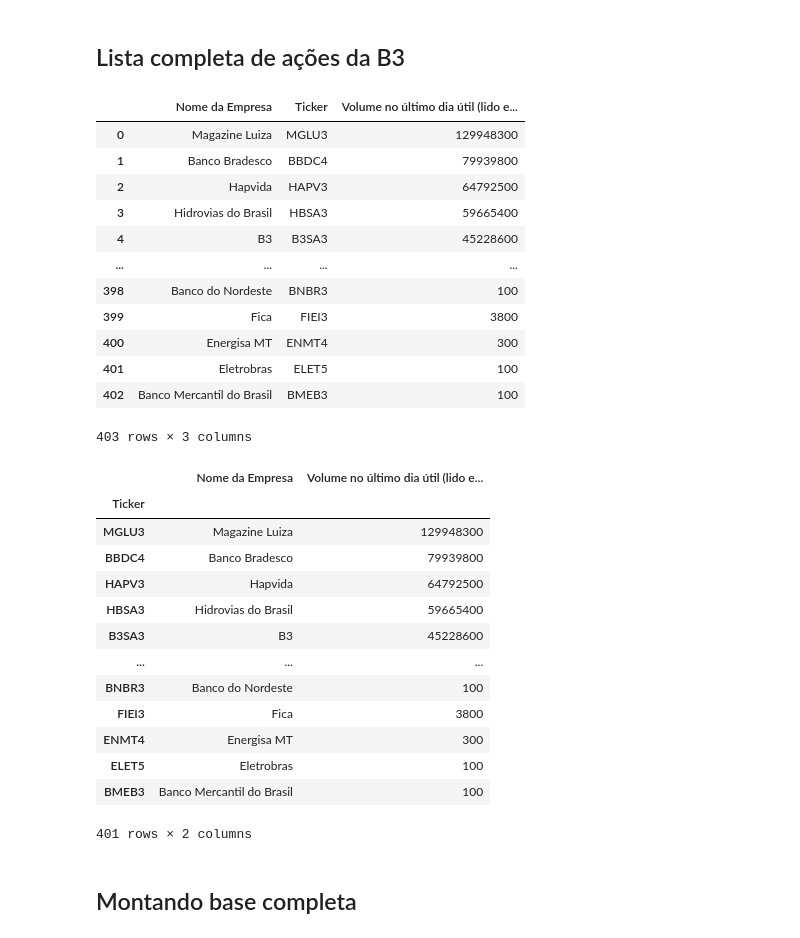
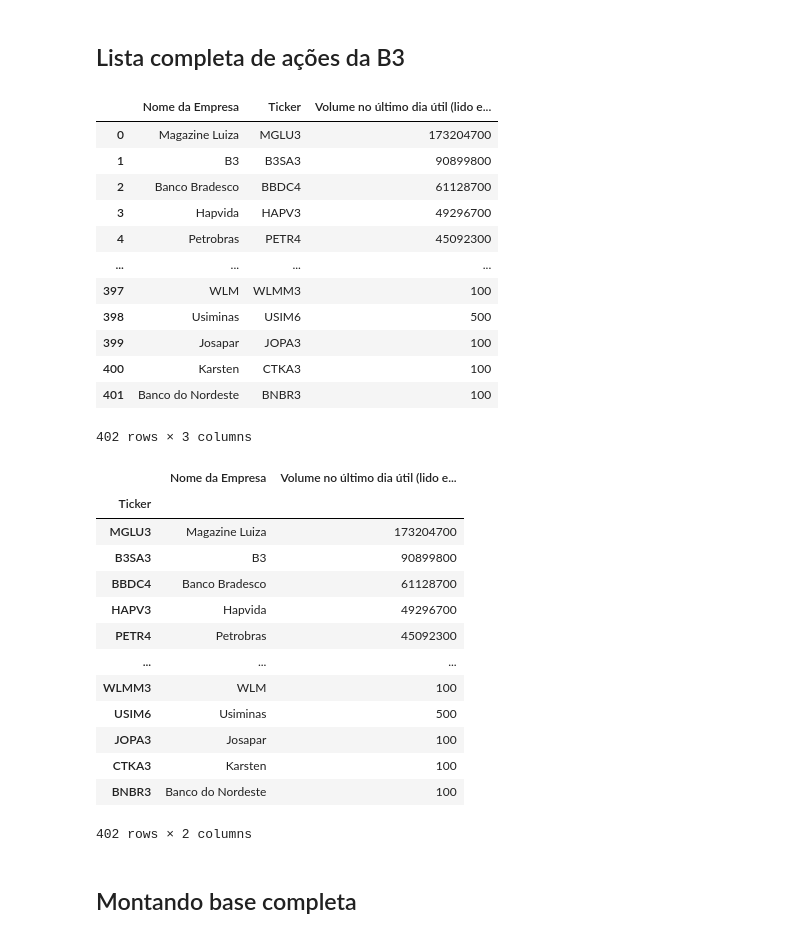
Before and after one commit to ricardopeloi/o_mais_novo_day_trader_do_brasil, a Jupyter notebook: O_mais_novo_Day_Trader_do_Brasil.ipynb, the cells around one changed output. Drawn from its saved outputs; the diff is of its cells as text; code cells hidden in the pictures.

```diff
--- a/O_mais_novo_Day_Trader_do_Brasil.ipynb
+++ b/O_mais_novo_Day_Trader_do_Brasil.ipynb
@@ -332,4 +330,10 @@ def candle_plot(
 # %% [markdown]
 ## Caminho da pasta
 # %%
-caminho_da_pasta = '/content/drive/My Drive/Trabalho/Investimentos/'
+if esta_no_colab == True:
+    caminho_da_pasta = '/content/drive/My Drive/Trabalho/Investimentos/'
+
+else:
+    caminho_da_pasta = "G:/My Drive/Trabalho/Investimentos/"
+
+display(caminho_da_pasta)
@@ -336,18 +342,19 @@ caminho_da_pasta = '/content/drive/My Drive/Trabalho/Investimentos/'
 # %% [markdown]
 ## Ler e escrever na pasta
 # %%
-# ler_escrever_na_pasta = True
-ler_escrever_na_pasta = False
+# ler_dados_da_pasta = True
+ler_dados_da_pasta = False
 
-if ler_escrever_na_pasta == True:
-  gc = gspread.authorize(creds)
-  drive.mount('/content/drive')
+if ler_dados_da_pasta == True:
+  if esta_no_colab == True:
+    gc = gspread.authorize(creds)
+    drive.mount('/content/drive')
 # %% [markdown]
 # Leitura
 # %% [markdown]
 ## Lista completa de ações da B3
 # %%
-if ler_escrever_na_pasta == False:
+if ler_dados_da_pasta == False:
   url = "https://www.dadosdemercado.com.br/bolsa/acoes"
   response = requests.get(url)
 
@@ -373,10 +380,10 @@ if ler_escrever_na_pasta == False:
       pass
 
   bd_lista_acoes = pd.DataFrame(lista_acoes)
-  bd_lista_acoes[data_de_hoje] = bd_lista_acoes[data_de_hoje].str.replace(".", "").astype(int)
+  bd_lista_acoes[data_de_hoje] = bd_lista_acoes[data_de_hoje].str.replace(".", "", regex = True).astype(int)
   bd_lista_acoes.to_excel(caminho_da_pasta + 'Bases/Lista de ações.xlsx')
 
-elif ler_escrever_na_pasta == True:
+elif ler_dados_da_pasta == True:
   bd_lista_acoes = pd.read_excel(
     caminho_da_pasta + 'Bases/Lista de ações.xlsx',
     # encoding = 'ISO-8859-1',
@@ -387,42 +394,42 @@ elif ler_escrever_na_pasta == True:
 bd_lista_acoes#.info()
 # %% [output]
 |  | Nome da Empresa | Ticker | Volume no último dia útil (lido e... |
-| 0 | Magazine Luiza | MGLU3 | 129948300 |
-| 1 | Banco Bradesco | BBDC4 | 79939800 |
-| 2 | Hapvida | HAPV3 | 64792500 |
-| 3 | Hidrovias do Brasil | HBSA3 | 59665400 |
-| 4 | B3 | B3SA3 | 45228600 |
+| 0 | Magazine Luiza | MGLU3 | 173204700 |
+| 1 | B3 | B3SA3 | 90899800 |
+| 2 | Banco Bradesco | BBDC4 | 61128700 |
+| 3 | Hapvida | HAPV3 | 49296700 |
+| 4 | Petrobras | PETR4 | 45092300 |
 | ... | ... | ... | ... |
-| 398 | Banco do Nordeste | BNBR3 | 100 |
-| 399 | Fica | FIEI3 | 3800 |
-| 400 | Energisa MT | ENMT4 | 300 |
-| 401 | Eletrobras | ELET5 | 100 |
-| 402 | Banco Mercantil do Brasil | BMEB3 | 100 |
+| 397 | WLM | WLMM3 | 100 |
+| 398 | Usiminas | USIM6 | 500 |
+| 399 | Josapar | JOPA3 | 100 |
+| 400 | Karsten | CTKA3 | 100 |
+| 401 | Banco do Nordeste | BNBR3 | 100 |
-403 rows × 3 columns
+402 rows × 3 columns
 # %%
 # len(bd_lista_acoes["Ticker"].unique())
 # bd_lista_acoes.groupby(["Ticker"]).count().sort_values("Nome da Empresa", ascending = False)
 # bd_lista_acoes[(bd_lista_acoes["Ticker"] == "IGTI4") + (bd_lista_acoes["Ticker"] == "IGTI3")]
 
-bd_lista_acoes = bd_lista_acoes[bd_lista_acoes["Nome da Empresa"] != "Jereissati Participações"]
+# bd_lista_acoes = bd_lista_acoes[bd_lista_acoes["Nome da Empresa"] != "Jereissati Participações"]
 bd_lista_acoes = bd_lista_acoes.set_index("Ticker")
 
 bd_lista_acoes
 # %% [output]
 |  | Nome da Empresa | Volume no último dia útil (lido e... |
 | Ticker |  |  |
-| MGLU3 | Magazine Luiza | 129948300 |
-| BBDC4 | Banco Bradesco | 79939800 |
-| HAPV3 | Hapvida | 64792500 |
-| HBSA3 | Hidrovias do Brasil | 59665400 |
-| B3SA3 | B3 | 45228600 |
+| MGLU3 | Magazine Luiza | 173204700 |
+| B3SA3 | B3 | 90899800 |
+| BBDC4 | Banco Bradesco | 61128700 |
+| HAPV3 | Hapvida | 49296700 |
+| PETR4 | Petrobras | 45092300 |
 | ... | ... | ... |
+| WLMM3 | WLM | 100 |
+| USIM6 | Usiminas | 500 |
+| JOPA3 | Josapar | 100 |
+| CTKA3 | Karsten | 100 |
 | BNBR3 | Banco do Nordeste | 100 |
-| FIEI3 | Fica | 3800 |
-| ENMT4 | Energisa MT | 300 |
-| ELET5 | Eletrobras | 100 |
-| BMEB3 | Banco Mercantil do Brasil | 100 |
-401 rows × 2 columns
+402 rows × 2 columns
 # %% [markdown]
 ## Montando base completa
 # %%
```
Also changed, not shown: parts of 12 cells of this notebook.
